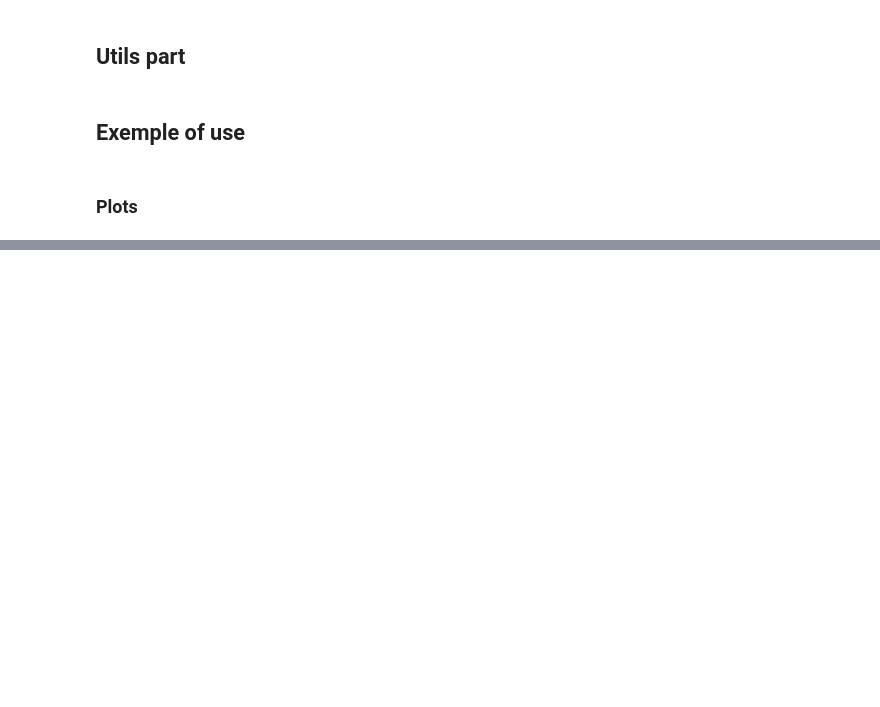
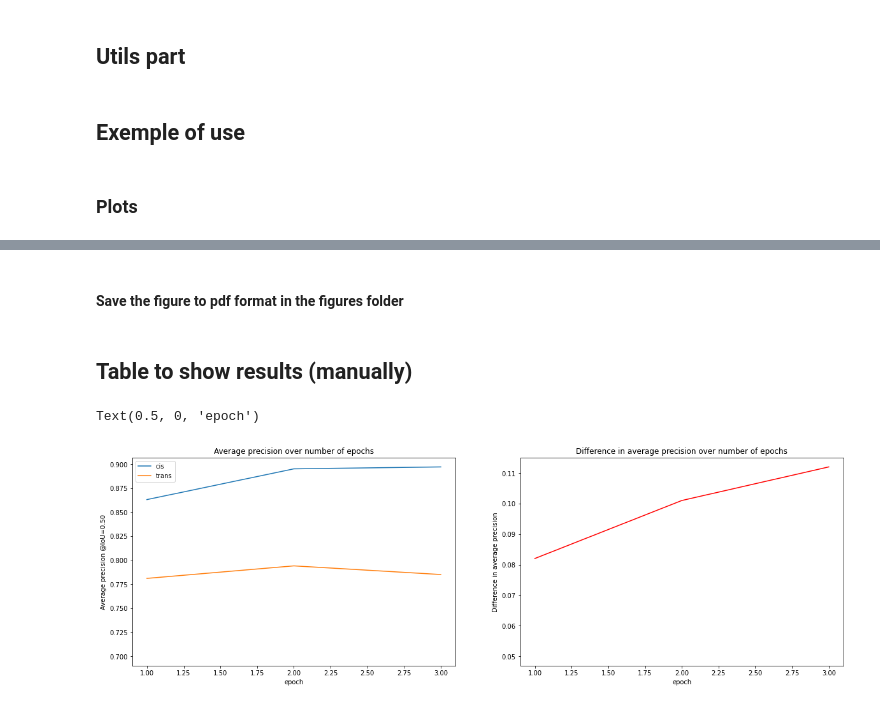
Before and after one commit to Hazot/Animal-Detection-and-Generalization, a Jupyter notebook: Debugging_notebook.ipynb, the cells around one changed output, grey strips where cells are left out. Saved outputs shown, nothing was run; the diff lists cells and outputs as text; code cells hidden in the pictures; blank space fills up the shorter version.

```diff
--- a/Debugging_notebook.ipynb
+++ b/Debugging_notebook.ipynb
@@ -532,0 +578,16 @@ array([[3.63263583, 3.0816121 , 2.59094773, 2.59094773, 2.20138006,
+# %%
+# Imported logs - format: name = "NAME_OR_TIME"      Exemple file format: "NAME_OR_TIME_train_logs"
+
+file_time_or_nickname = '75_rpn_roi_1' # VALUE TO CHANGE TO THE IMPORTED FILES
+
+# Import training logs
+with open('saved_logs/' + file_time_or_nickname + '_train_logs.json', "r") as f:
+    train_logs = train_logs + json.load(f)
+
+# Import cis valid logs
+with open('saved_logs/' + file_time_or_nickname + '_cis_valid_logs.json', "r") as f:
+    cis_valid_logs = cis_valid_logs + json.load(f)
+
+# Import trans valid logs
+with open('saved_logs/' + file_time_or_nickname + '_trans_valid_logs.json', "r") as f:
+    trans_valid_logs = trans_valid_logs + json.load(f)
@@ -532,0 +651,2 @@ array([[3.63263583, 3.0816121 , 2.59094773, 2.59094773, 2.20138006,
+# %% [markdown]
+#### Save the figure to pdf format in the figures folder
@@ -532,0 +657,27 @@ array([[3.63263583, 3.0816121 , 2.59094773, 2.59094773, 2.20138006,
+# %% [markdown]
+## Table to show results (manually)
+# %%
+# RPN + ROI
+cis_results = [0.863, 0.895, 0.897]
+trans_results = [0.781, 0.794, 0.785]
+delta_results = [cis_results[i]-trans_results[i] for i in range(len(cis_results))]
+# %%
+# RPN + ROI: Printing the different plots
+fig, ax = plt.subplots(1,2, figsize=(20,6))
+
+ax[0].plot(np.arange(1, len(cis_results) + 1), cis_results, label='cis')
+ax[0].plot(np.arange(1, len(trans_results) + 1), trans_results, label='trans')
+ax[0].axhline(y=0.7, c="white")
+ax[0].set_title('Average precision over number of epochs')
+ax[0].set_ylabel('Average precision @IoU=0.50')
+ax[0].set_xlabel('epoch')
+ax[0].legend()
+
+ax[1].plot(np.arange(1, len(cis_results) + 1), delta_results,'r', label='train')
+ax[1].axhline(y=0.05, c="white")
+ax[1].set_title('Difference in average precision over number of epochs')
+ax[1].set_ylabel('Difference in average precision')
+ax[1].set_xlabel('epoch')
+# %% [output]
+Text(0.5, 0, 'epoch')
+[figure, added]
```
Also changed, not shown: parts of 43 cells of this notebook.
